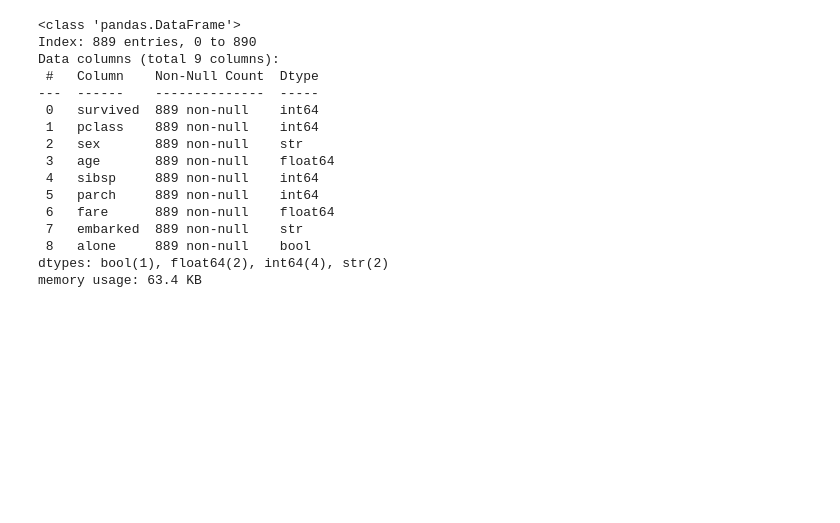
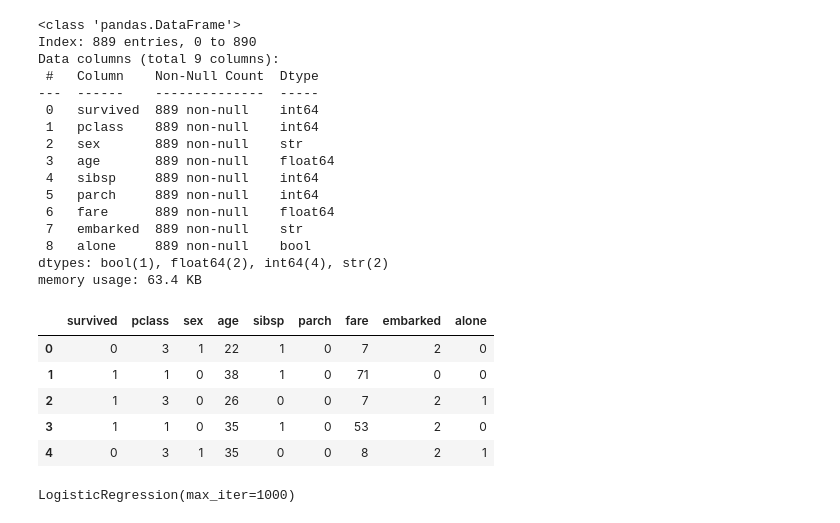
Before and after one commit to rahulchawla77/ML-JOURNEY, a Jupyter notebook: Logistic regression.ipynb, the cells around one changed output. Drawn from its saved outputs; the diff is of its cells as text; code cells hidden in the pictures; blank space fills up the shorter version.

```diff
--- a/Logistic regression.ipynb
+++ b/Logistic regression.ipynb
@@ -96,0 +99,16 @@ memory usage: 63.4 KB
+# %%
+Le=LabelEncoder()
+# %%
+df['sex']=Le.fit_transform(df['sex'])
+df['embarked']=Le.fit_transform(df['embarked'])
+# %%
+df=df.astype(int)
+# %%
+df.head()
+# %% [output]
+|  | survived | pclass | sex | age | sibsp | parch | fare | embarked | alone |
+| 0 | 0 | 3 | 1 | 22 | 1 | 0 | 7 | 2 | 0 |
+| 1 | 1 | 1 | 0 | 38 | 1 | 0 | 71 | 0 | 0 |
+| 2 | 1 | 3 | 0 | 26 | 0 | 0 | 7 | 2 | 1 |
+| 3 | 1 | 1 | 0 | 35 | 1 | 0 | 53 | 2 | 0 |
+| 4 | 0 | 3 | 1 | 35 | 0 | 0 | 8 | 2 | 1 |
@@ -96,0 +123,5 @@ memory usage: 63.4 KB
+# %%
+model=LogisticRegression(max_iter=1000)
+model.fit(X_train,y_train)
+# %% [output]
+LogisticRegression(max_iter=1000)
```
Also changed, not shown: parts of 6 cells of this notebook.
